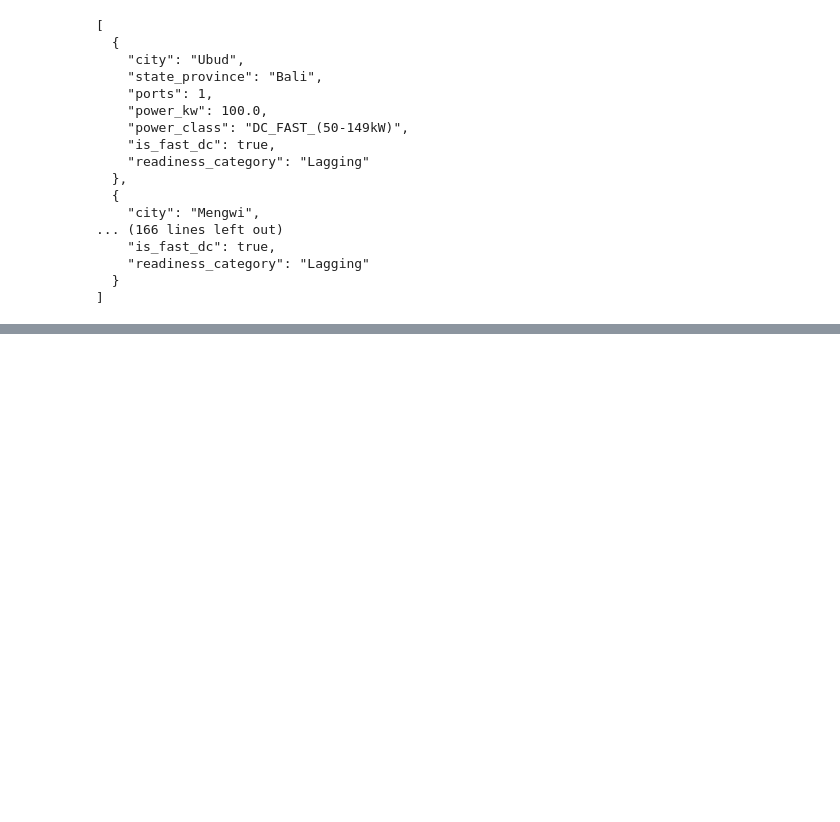
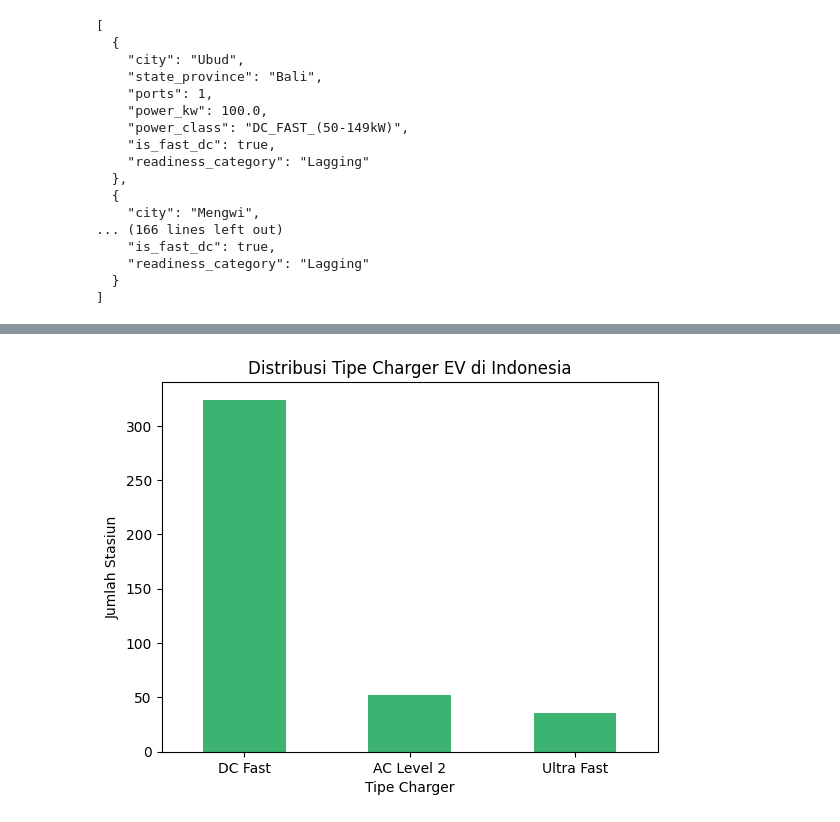
Before and after one commit to sabrinapurwalian/CAPSTONE-EV-CHARGING-ANALYSIS-IN-INDONESIA, a Jupyter notebook: EV_CHARGING_INDONESIA.ipynb, the cells around one changed output, grey strips where cells are left out. Saved outputs shown, nothing was run; the diff lists cells and outputs as text; code cells hidden in the pictures; blank space fills up the shorter version.

```diff
--- a/EV_CHARGING_INDONESIA.ipynb
+++ b/EV_CHARGING_INDONESIA.ipynb
@@ -170,0 +201,5 @@ print(json.dumps(subset_dict, indent=2))
+# %%
+import pandas as pd
+
+df = pd.read_csv('charging_station_indonesia_2025.csv')  # ganti dengan path dataset kamu
+df.head()
@@ -170,0 +234,23 @@ print(json.dumps(subset_dict, indent=2))
+# %%
+def classify_charger_type(power):
+    if power < 7:
+        return 'AC Level 1'
+    elif power < 22:
+        return 'AC Level 2'
+    elif power <= 150:
+        return 'DC Fast'
+    else:
+        return 'Ultra Fast'
+# %%
+df['Charger_Type'] = df['power_kw'].apply(classify_charger_type)
+# %%
+import matplotlib.pyplot as plt
+
+df['Charger_Type'].value_counts().plot(kind='bar', color='mediumseagreen')
+plt.title('Distribusi Tipe Charger EV di Indonesia')
+plt.xlabel('Tipe Charger')
+plt.ylabel('Jumlah Stasiun')
+plt.xticks(rotation=0)
+plt.show()
+# %% [output]
+[figure, added]
```
Also changed, not shown: parts of 7 cells of this notebook.
